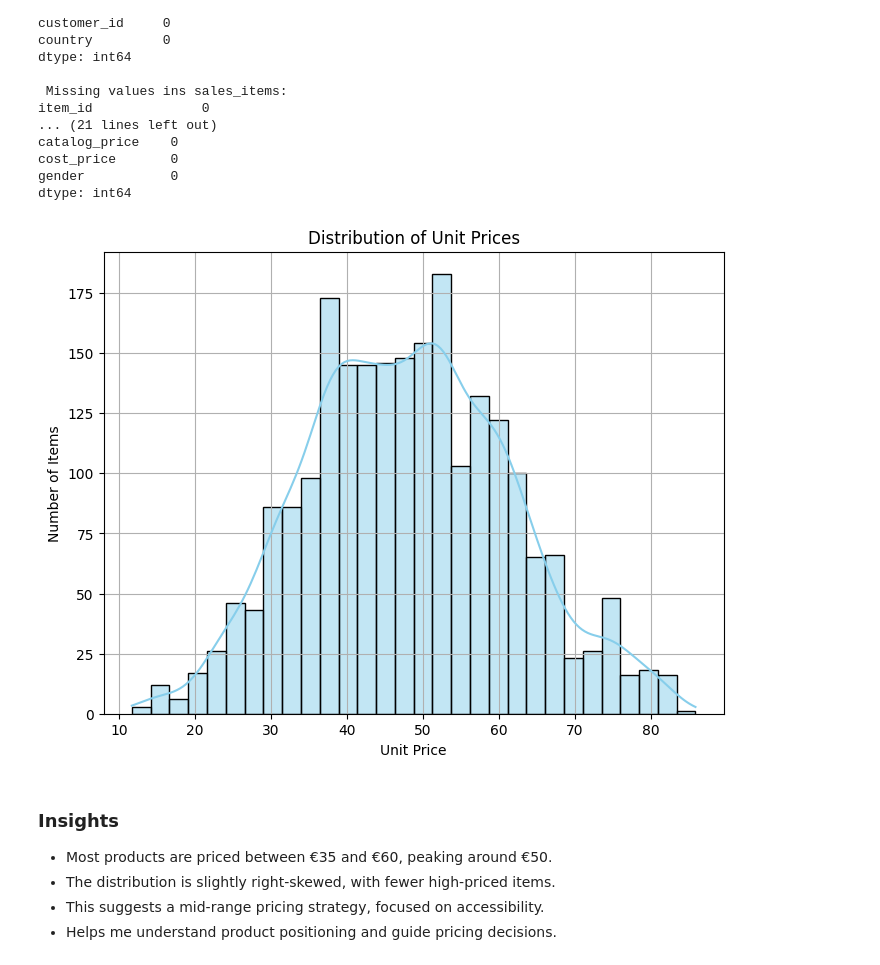
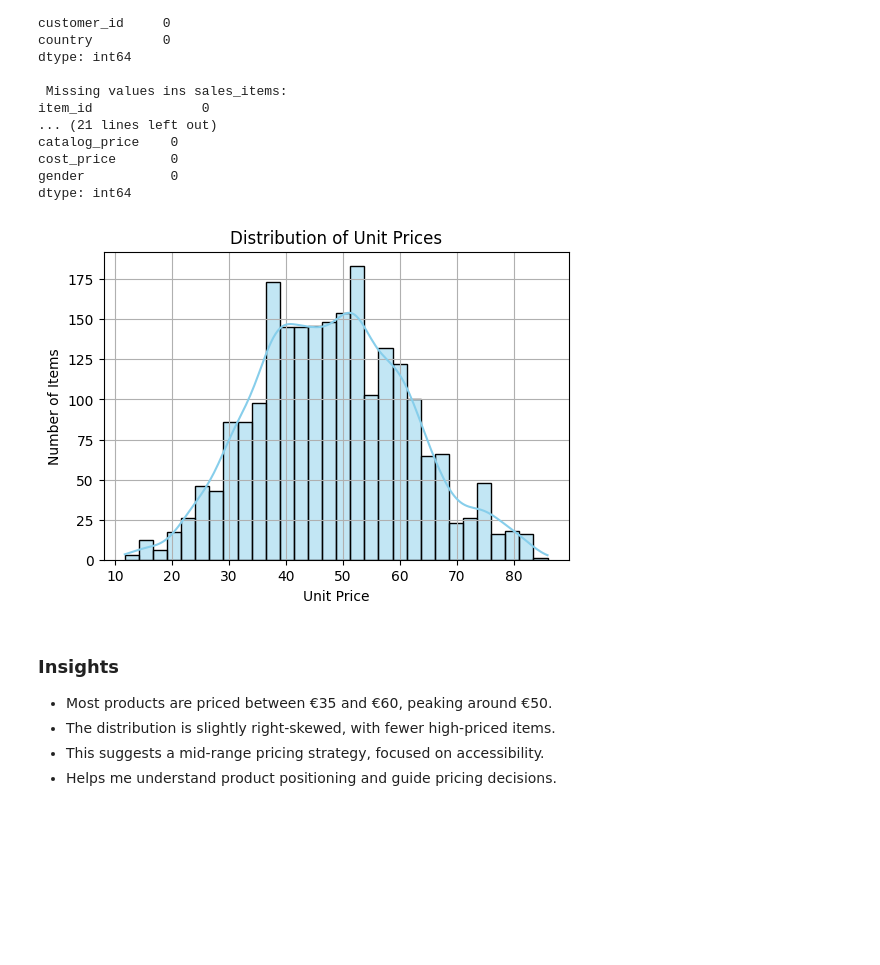
Before and after one commit to joycemsm/fashion-store-analysis, a Jupyter notebook: sales_analysis_Python.ipynb, the cells around one changed output. Saved outputs shown, nothing was run; the diff lists cells and outputs as text; code cells hidden in the pictures; blank space fills up the shorter version.

```diff
--- a/sales_analysis_Python.ipynb
+++ b/sales_analysis_Python.ipynb
@@ -129,15 +129,15 @@ gender           0
 dtype: int64
 # %%
 # Distribution of Unit Price
-plt.figure(figsize=(8, 6))
+plt.figure(figsize=(6, 4))
 sns.histplot(salesitems['unit_price'], bins=30, kde=True, color='skyblue')
 plt.title('Distribution of Unit Prices')
 plt.xlabel('Unit Price')
 plt.ylabel('Number of Items')
 plt.grid(True)
 plt.show()
 # %% [output]
-[figure, old version]
+[figure, new version]
 # %% [markdown]
 ### Insights
 
```
Also changed, not shown: parts of 5 cells of this notebook.
